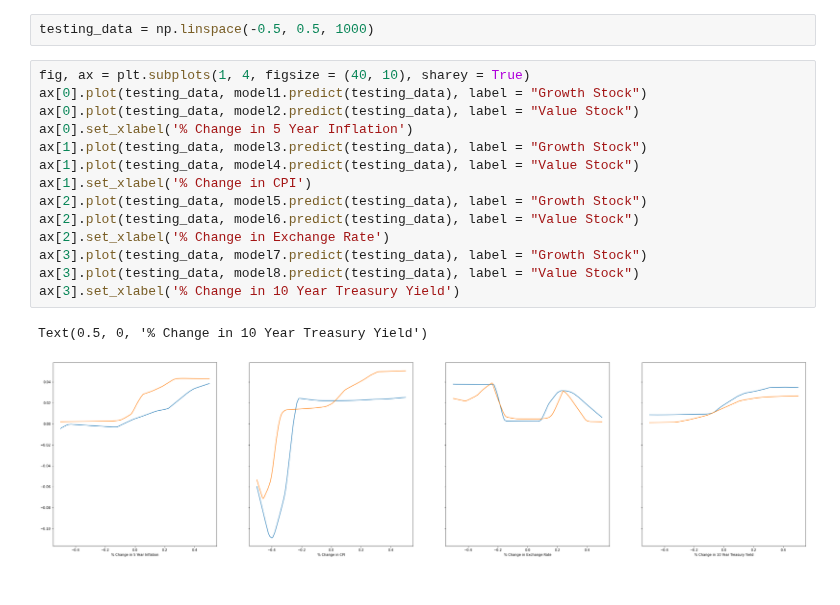
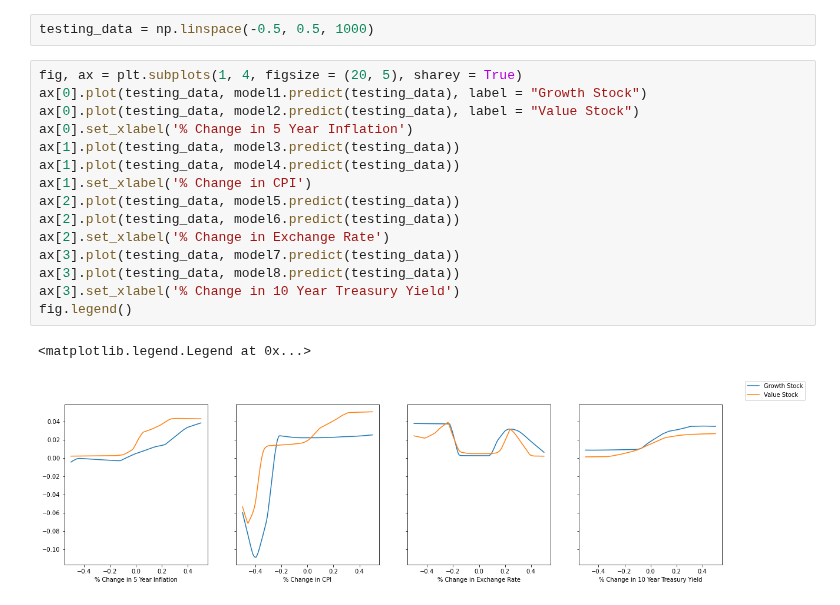
Before and after one commit to lu18cheng/pic16b_stock_analysis, a Jupyter notebook: code/Neural Networks.ipynb, the cells around one changed output. Drawn from its saved outputs; the diff is of its cells as text.

Commit message:
modified graph

```diff
--- a/code/Neural Networks.ipynb
+++ b/code/Neural Networks.ipynb
@@ -350,19 +350,20 @@ plt.legend()
 # %%
 testing_data = np.linspace(-0.5, 0.5, 1000)
 # %%
-fig, ax = plt.subplots(1, 4, figsize = (40, 10), sharey = True)
+fig, ax = plt.subplots(1, 4, figsize = (20, 5), sharey = True)
 ax[0].plot(testing_data, model1.predict(testing_data), label = "Growth Stock")
 ax[0].plot(testing_data, model2.predict(testing_data), label = "Value Stock")
 ax[0].set_xlabel('% Change in 5 Year Inflation')
-ax[1].plot(testing_data, model3.predict(testing_data), label = "Growth Stock")
-ax[1].plot(testing_data, model4.predict(testing_data), label = "Value Stock")
+ax[1].plot(testing_data, model3.predict(testing_data))
+ax[1].plot(testing_data, model4.predict(testing_data))
 ax[1].set_xlabel('% Change in CPI')
-ax[2].plot(testing_data, model5.predict(testing_data), label = "Growth Stock")
-ax[2].plot(testing_data, model6.predict(testing_data), label = "Value Stock")
+ax[2].plot(testing_data, model5.predict(testing_data))
+ax[2].plot(testing_data, model6.predict(testing_data))
 ax[2].set_xlabel('% Change in Exchange Rate')
-ax[3].plot(testing_data, model7.predict(testing_data), label = "Growth Stock")
-ax[3].plot(testing_data, model8.predict(testing_data), label = "Value Stock")
+ax[3].plot(testing_data, model7.predict(testing_data))
+ax[3].plot(testing_data, model8.predict(testing_data))
 ax[3].set_xlabel('% Change in 10 Year Treasury Yield')
+fig.legend()
 # %% [output]
-Text(0.5, 0, '% Change in 10 Year Treasury Yield')
+<matplotlib.legend.Legend at 0x...>
-[figure, old version]
+[figure, new version]
```
